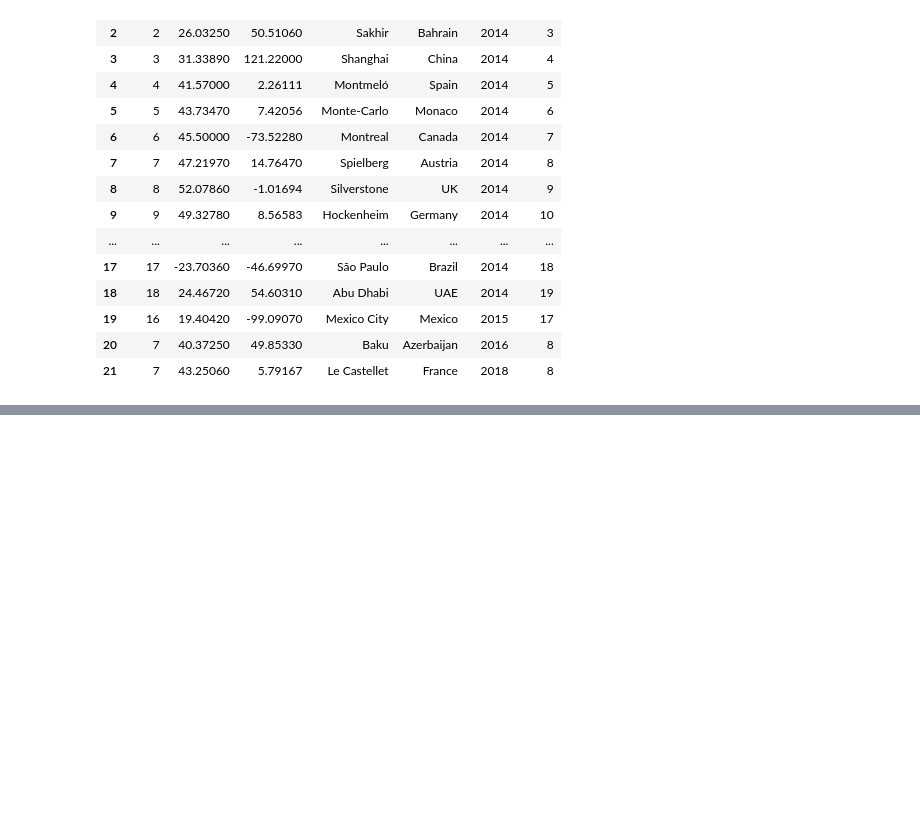
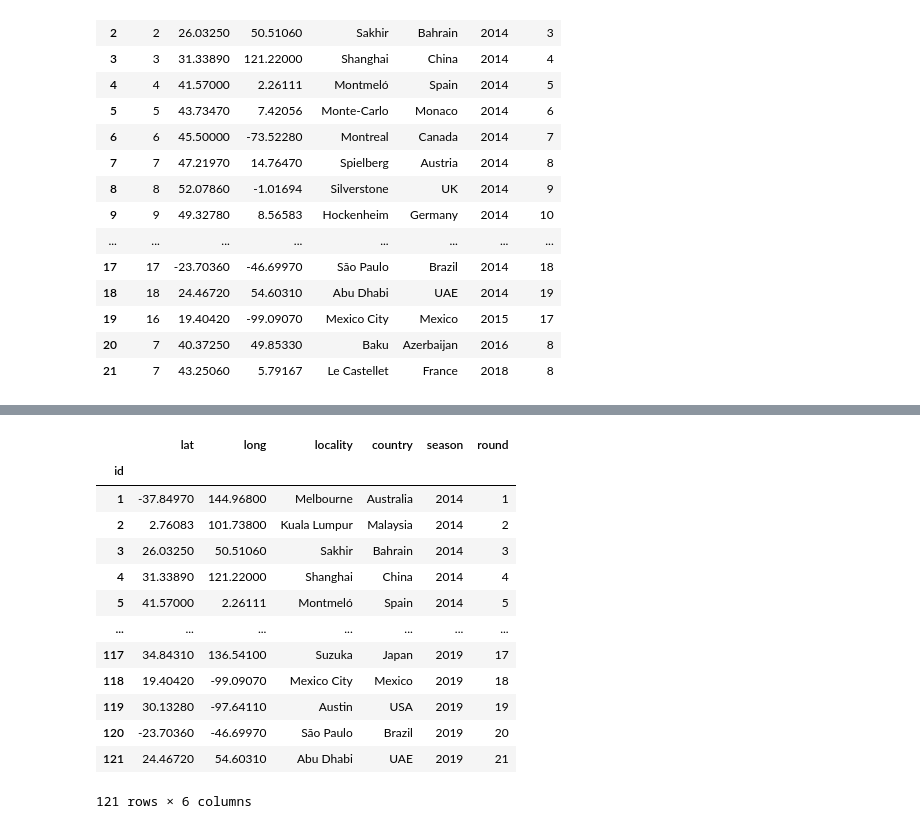
Before and after one commit to 31573/Dr.John, a Jupyter notebook: f1_location.ipynb, the cells around one changed output, grey strips where cells are left out. Cells and saved outputs as stored; diff of their text form; code cells hidden in the pictures; blank space fills up the shorter version.

```diff
--- a/f1_location.ipynb
+++ b/f1_location.ipynb
@@ -369,0 +387,2 @@ locations_uniques.to_csv('data/f1_location_unique.csv')
+# %%
+locations_id = locations_id.drop(columns = 'Unnamed: 0')
@@ -369,0 +405,2 @@ locations_uniques.to_csv('data/f1_location_unique.csv')
+# %%
+locations_id.index = range(1, len(locations_id)+1)
@@ -369,0 +423,19 @@ locations_uniques.to_csv('data/f1_location_unique.csv')
+# %%
+locations_id.index.name = 'id'
+# %%
+locations_id
+# %% [output]
+|  | lat | long | locality | country | season | round |
+| id |  |  |  |  |  |  |
+| 1 | -37.84970 | 144.96800 | Melbourne | Australia | 2014 | 1 |
+| 2 | 2.76083 | 101.73800 | Kuala Lumpur | Malaysia | 2014 | 2 |
+| 3 | 26.03250 | 50.51060 | Sakhir | Bahrain | 2014 | 3 |
+| 4 | 31.33890 | 121.22000 | Shanghai | China | 2014 | 4 |
+| 5 | 41.57000 | 2.26111 | Montmeló | Spain | 2014 | 5 |
+| ... | ... | ... | ... | ... | ... | ... |
+| 117 | 34.84310 | 136.54100 | Suzuka | Japan | 2019 | 17 |
+| 118 | 19.40420 | -99.09070 | Mexico City | Mexico | 2019 | 18 |
+| 119 | 30.13280 | -97.64110 | Austin | USA | 2019 | 19 |
+| 120 | -23.70360 | -46.69970 | São Paulo | Brazil | 2019 | 20 |
+| 121 | 24.46720 | 54.60310 | Abu Dhabi | UAE | 2019 | 21 |
+121 rows × 6 columns
```
Also changed, not shown: parts of 4 cells of this notebook, 14 other files.
